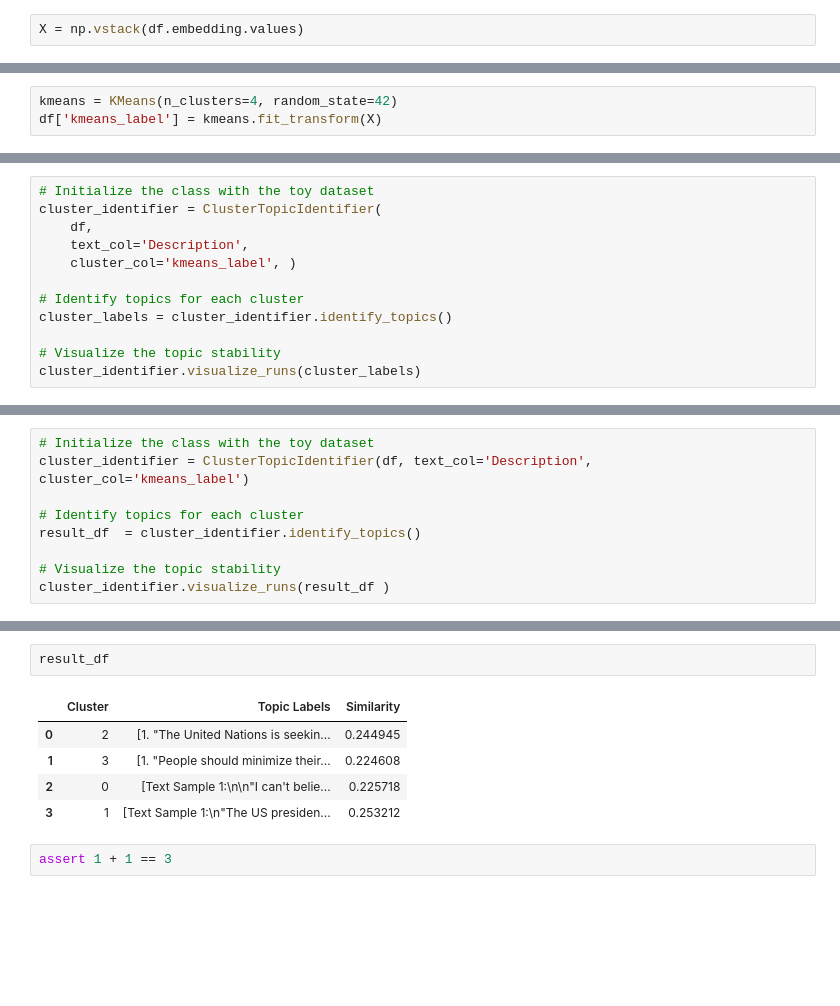
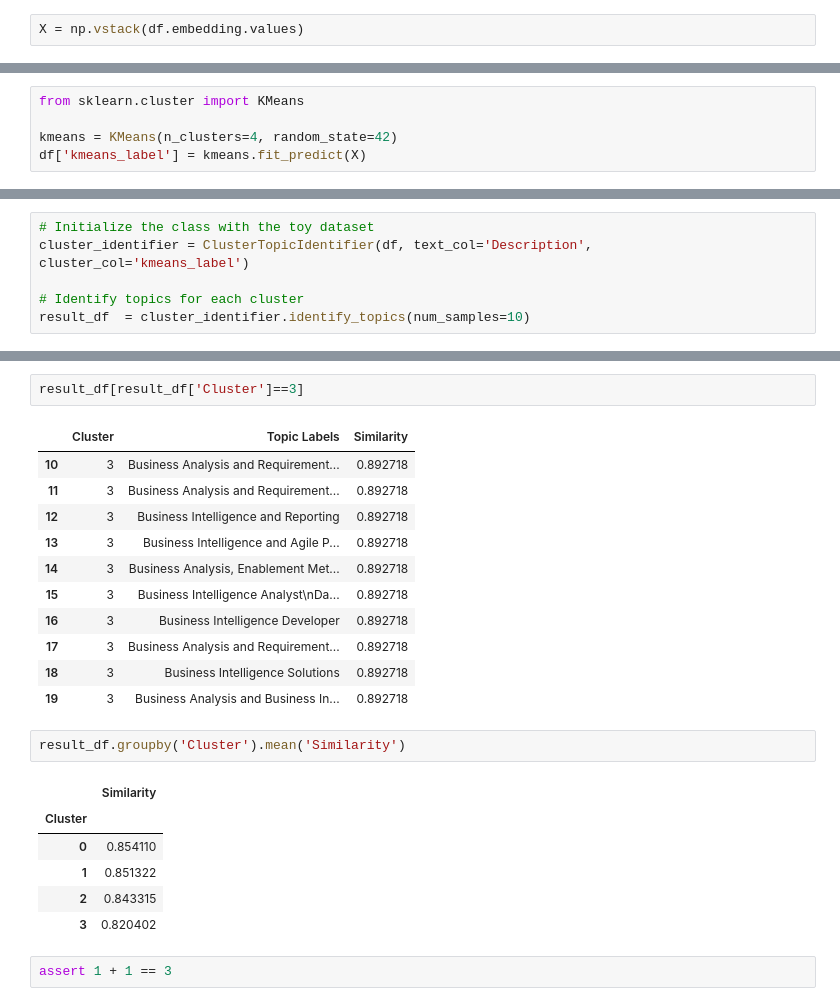
Before and after one commit to pdoubleg/junk-drawer, a Jupyter notebook: docs_example.ipynb, the cells around one changed output, grey strips where cells are left out. Saved outputs shown, nothing was run; the diff lists cells and outputs as text; blank space fills up the shorter version.

```diff
--- a/docs_example.ipynb
+++ b/docs_example.ipynb
@@ -272,4 +65,6 @@ df.head(2)
 | 1 | 1 | Business Analyst | Sabot Consulting | Remote | NaN | PostedPosted 4 days ago | $80 - $120 an hour | Preferred candidates will have pr... | https://www.indeed.com/rc/clk?jk=... | Sabot Consulting (Sabot) is a man... | ... |
 # %%
+from sklearn.cluster import KMeans
+
 kmeans = KMeans(n_clusters=4, random_state=42)
-df['kmeans_label'] = kmeans.fit_transform(X)
+df['kmeans_label'] = kmeans.fit_predict(X)
@@ -407,13 +207,7 @@ class ClusterTopicIdentifier:
             plt.show()
 # %%
 # Initialize the class with the toy dataset
-cluster_identifier = ClusterTopicIdentifier(
-    df,
-    text_col='Description',
-    cluster_col='kmeans_label', )
+cluster_identifier = ClusterTopicIdentifier(df, text_col='Description', cluster_col='kmeans_label')
 
 # Identify topics for each cluster
-cluster_labels = cluster_identifier.identify_topics()
-
-# Visualize the topic stability
-cluster_identifier.visualize_runs(cluster_labels)
+result_df  = cluster_identifier.identify_topics(num_samples=10)
@@ -581,9 +213,0 @@ class ClusterTopicIdentifier:
-# %%
-# Initialize the class with the toy dataset
-cluster_identifier = ClusterTopicIdentifier(df, text_col='Description', cluster_col='kmeans_label')
-
-# Identify topics for each cluster
-result_df  = cluster_identifier.identify_topics()
-
-# Visualize the topic stability
-cluster_identifier.visualize_runs(result_df )
@@ -599,11 +214,26 @@ cluster_identifier.visualize_runs(result_df )
-# %%
-result_df
-# %% [output]
-|  | Cluster | Topic Labels | Similarity |
-| 0 | 2 | [1. "The United Nations is seekin... | 0.244945 |
-| 1 | 3 | [1. "People should minimize their... | 0.224608 |
-| 2 | 0 | [Text Sample 1:\n\n"I can't belie... | 0.225718 |
-| 3 | 1 | [Text Sample 1:\n"The US presiden... | 0.253212 |
+# %%
+result_df[result_df['Cluster']==3]
+# %% [output]
+|  | Cluster | Topic Labels | Similarity |
+| 10 | 3 | Business Analysis and Requirement... | 0.892718 |
+| 11 | 3 | Business Analysis and Requirement... | 0.892718 |
+| 12 | 3 | Business Intelligence and Reporting | 0.892718 |
+| 13 | 3 | Business Intelligence and Agile P... | 0.892718 |
+| 14 | 3 | Business Analysis, Enablement Met... | 0.892718 |
+| 15 | 3 | Business Intelligence Analyst\nDa... | 0.892718 |
+| 16 | 3 | Business Intelligence Developer | 0.892718 |
+| 17 | 3 | Business Analysis and Requirement... | 0.892718 |
+| 18 | 3 | Business Intelligence Solutions | 0.892718 |
+| 19 | 3 | Business Analysis and Business In... | 0.892718 |
+# %%
+result_df.groupby('Cluster').mean('Similarity')
+# %% [output]
+|  | Similarity |
+| Cluster |  |
+| 0 | 0.854110 |
+| 1 | 0.851322 |
+| 2 | 0.843315 |
+| 3 | 0.820402 |
 # %%
 assert 1 + 1 == 3
 # %% [output]
```
Also changed, not shown: parts of 63 cells of this notebook, 12 other files.
